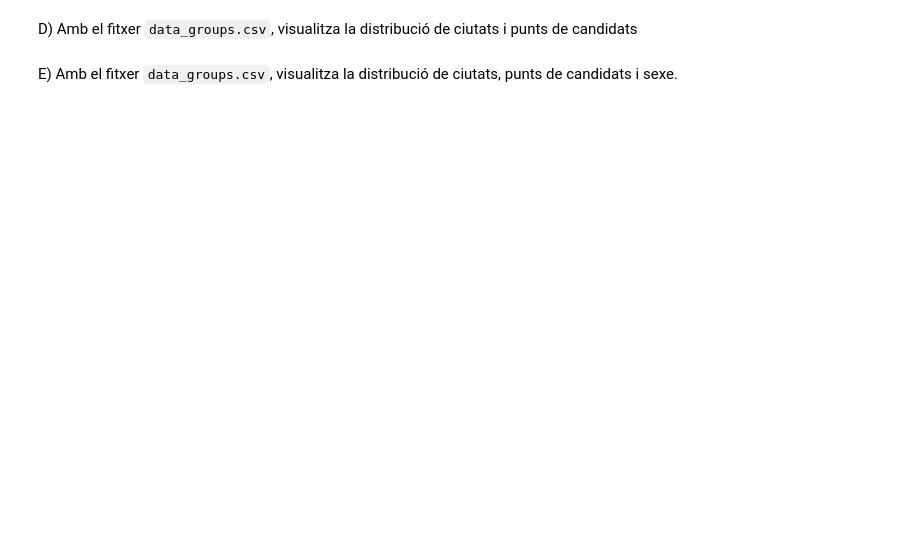
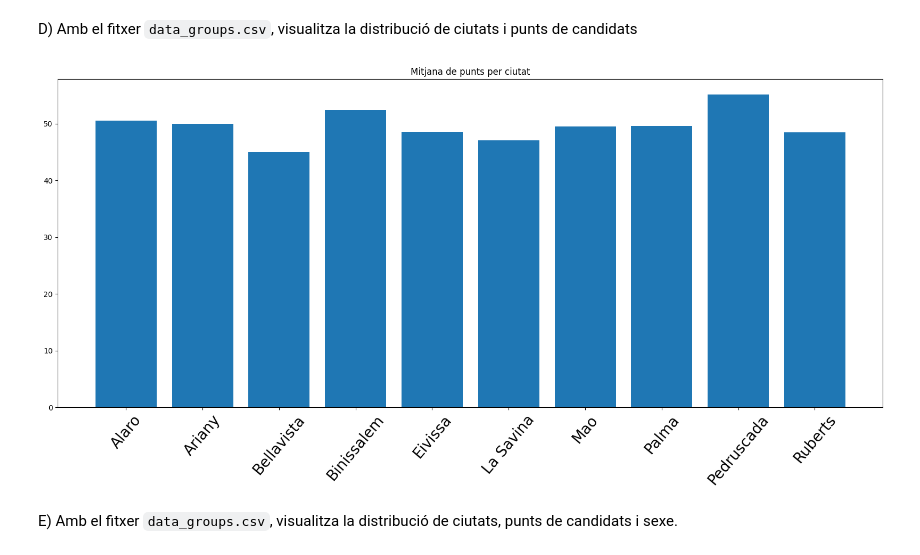
Before and after one commit to wisaaco/CURS_AdministracioAnaliticaAvan-adaDeDades, a Jupyter notebook: lessons/2_Pandas.ipynb, the cells around one changed output. Cells and saved outputs as stored; diff of their text form; code cells hidden in the pictures; blank space fills up the shorter version.

```diff
--- a/lessons/2_Pandas.ipynb
+++ b/lessons/2_Pandas.ipynb
@@ -1605,2 +1789,18 @@ D) Amb el fitxer `data_groups.csv`, visualitza la distribució de ciutats i punt
+# %%
+import pandas as pd
+import matplotlib.pyplot as plt
+import numpy as np
+df_dg = pd.read_csv("data/data_groups.csv",index_col=0)
+
+agrupat = df_dg[["Ciutat","Punts"]].groupby("Ciutat")
+ciutats = np.unique(df_dg["Ciutat"])
+
+fig, ax = plt.subplots(figsize=(20,8))
+ax.bar(range(len(ciutats)),agrupat.mean().Punts.values)
+ax.set_xticks(np.arange(len(ciutats)))
+ax.set_xticklabels(ciutats, rotation=50, size=20);
+ax.set_title("Mitjana de punts per ciutat");
+# %% [output]
+[figure, added]
 # %% [markdown]
 E) Amb el fitxer `data_groups.csv`, visualitza la distribució de ciutats, punts de candidats i sexe.
```
Also changed, not shown: parts of 37 cells of this notebook, 1 other file.
